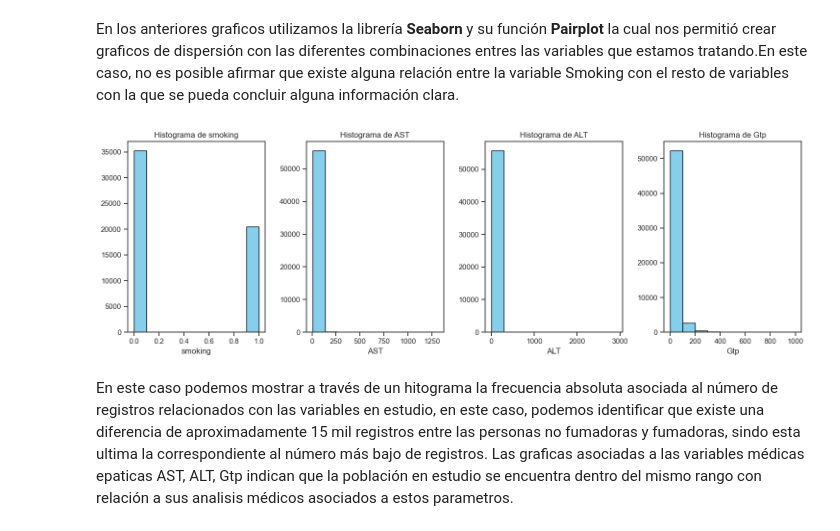
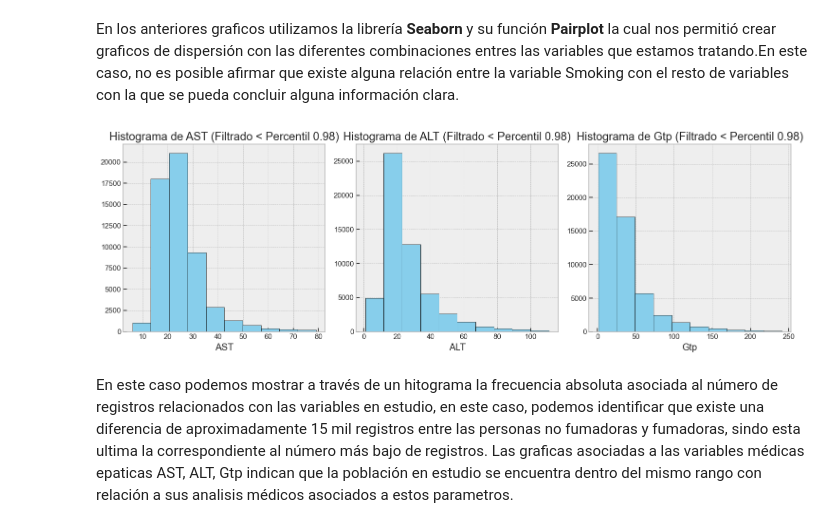
Before and after one commit to M4nuelj/PrimeraEntrega_CODER, a Jupyter notebook: visualizacion_lozano.ipynb, the cells around one changed output. Drawn from its saved outputs; the diff is of its cells as text; code cells hidden in the pictures.

```diff
--- a/visualizacion_lozano.ipynb
+++ b/visualizacion_lozano.ipynb
@@ -167,16 +167,22 @@ plt.show
 # %% [markdown]
 En los anteriores graficos utilizamos la librería **Seaborn** y su función **Pairplot** la cual nos permitió crear graficos de dispersión con las diferentes combinaciones entres las variables que estamos tratando.En este caso, no es posible afirmar que existe alguna relación entre la variable Smoking con el resto de variables con la que se pueda concluir alguna información clara.
 # %%
-fig, axs = plt.subplots(nrows=1, ncols=len(variables), figsize=(15,5))
-for i, var in enumerate(variables):
-    axs[i].hist(df[var], bins=10, color='skyblue', edgecolor='black')
-    axs[i].set_title(f'Histograma de {var}')
-    axs[i].set_xlabel(var)
+fig, axs = plt.subplots(nrows=1, ncols=3, figsize=(15,5))
+for i, var in enumerate(['AST','ALT','Gtp']):
+
+  percentil_98 = df[var].quantile(0.99)
+
+
+  df_filtrado = df[df[var] < percentil_98]
+
+  axs[i].hist(df_filtrado[var].dropna(), bins=10, color='skyblue', edgecolor='black')
+  axs[i].set_title(f'Histograma de {var} (Filtrado < Percentil 0.98)')
+  axs[i].set_xlabel(var)
 
 plt.tight_layout()
 plt.show()
 # %% [output]
-[figure, old version]
+[figure, new version]
 # %% [markdown]
 En este caso podemos mostrar a través de un hitograma la frecuencia absoluta asociada al número de registros relacionados con las variables en estudio, en este caso, podemos identificar que existe una diferencia de aproximadamente 15 mil registros entre las personas no fumadoras y fumadoras, sindo esta ultima la correspondiente al número más bajo de registros. Las graficas asociadas a las variables médicas epaticas AST, ALT, Gtp indican que la población en estudio se encuentra dentro del mismo rango con relación a sus analisis médicos asociados a estos parametros.
 # %%
```
Also changed, not shown: parts of 4 cells of this notebook.
